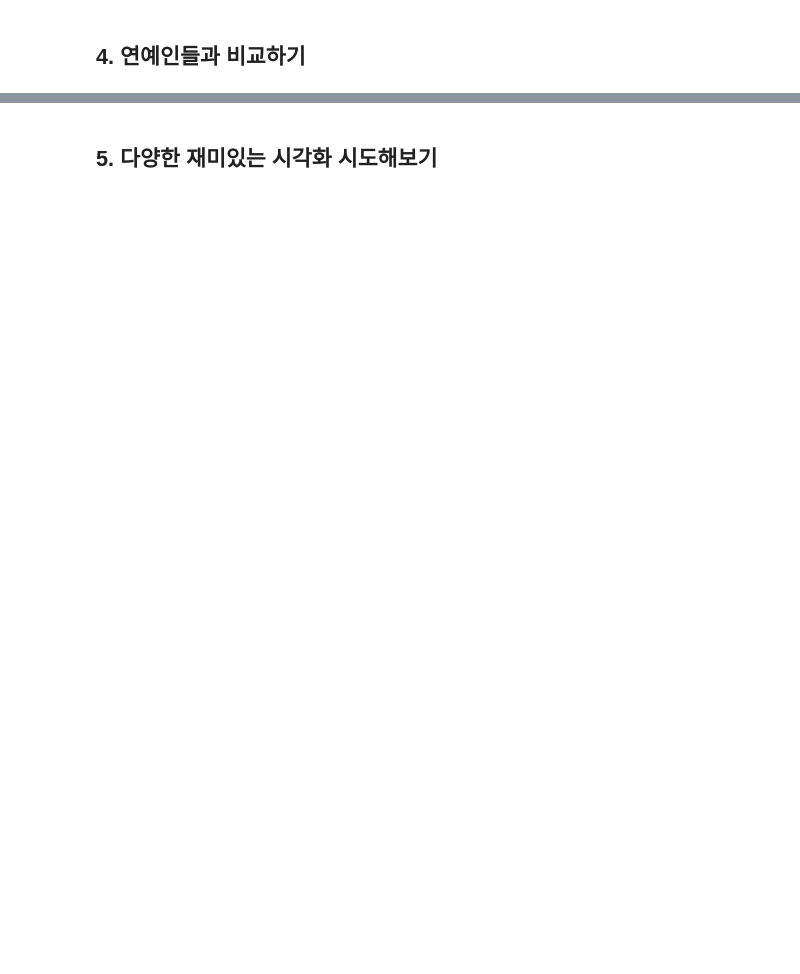
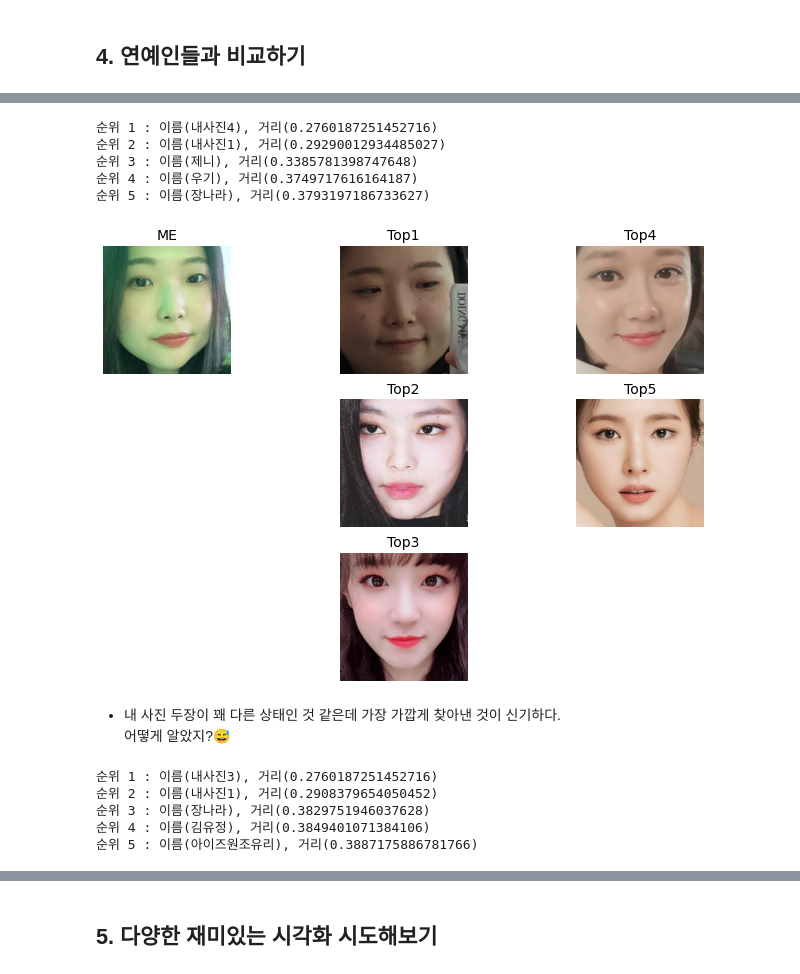
Before and after one commit to huiheee/AIFFEL, a Jupyter notebook: [GD_1] Find_a_celebrity_who_looks_like_you.ipynb, the cells around one changed output, grey strips where cells are left out. Saved outputs shown, nothing was run; the diff lists cells and outputs as text; code cells hidden in the pictures; blank space fills up the shorter version.

```diff
--- a/[GD_1] Find_a_celebrity_who_looks_like_you.ipynb
+++ b/[GD_1] Find_a_celebrity_who_looks_like_you.ipynb
@@ -91,0 +92,5 @@ file_list: ['차승원.jpg', '이희준.jpg', '장원준.jpeg', '러블리즈예
+# %%
+# 이미지 파일 함수 정의
+def image_file(image):
+    img_file = os.path.join(dir_path, image)
+    return img_file
@@ -94,10 +107,5 @@ file_list: ['차승원.jpg', '이희준.jpg', '장원준.jpeg', '러블리즈예
 # %%
-image_file = os.path.join(dir_path, '아이린.jpg')
-face = get_cropped_face(image_file)   # 얼굴 영역을 구하는 함수(이전 스텝에서 구현)
+# 얼굴 영역을 가지고 얼굴 임베딩 벡터를 구하는 함수 정의
 
-# 얼굴 영역을 가지고 얼굴 임베딩 벡터를 구하는 함수
 def get_face_embedding(face):
     return face_recognition.face_encodings(face)
-
-embedding = get_face_embedding(face)
-embedding
@@ -202,4 +217,69 @@ def get_nearest_face(name, top=5):
             print('순위 {} : 이름({}), 거리({})'.format(i, sorted_faces[i][0], sort_key_func(sorted_faces[i][0])))
 # %%
 # 나와 가장 닮은 사람은 누굴까?
-get_nearest_face('obama')
+
+get_nearest_face('내사진3')
+# %% [output]
+순위 1 : 이름(내사진4), 거리(0.2760187251452716)
+순위 2 : 이름(내사진1), 거리(0.29290012934485027)
+순위 3 : 이름(제니), 거리(0.3385781398747648)
+순위 4 : 이름(우기), 거리(0.3749717616164187)
+순위 5 : 이름(장나라), 거리(0.3793197186733627)
+# %%
+me = get_cropped_face(image_file('내사진3.jpg'))
+top_1_me = get_cropped_face(image_file('내사진4.jpg'))
+top_2_me = get_cropped_face(image_file('제니.jpg'))
+top_3_me = get_cropped_face(image_file('우기.jpg'))
+top_4_me = get_cropped_face(image_file('장나라.png'))
+top_5_me = get_cropped_face(image_file('신세경.jpg'))
+# %%
+import matplotlib.pyplot as plt
+import matplotlib.gridspec as gridspec
+
+fig = plt.figure(figsize=(12, 8))
+gs = gridspec.GridSpec(nrows=3, ncols=3, width_ratios=[1, 1, 1])
+
+ax1 = fig.add_subplot(gs[0, 0])
+ax1.set_title("ME", fontsize=14)
+ax1.imshow(me) # draw the first image
+ax1.axis("off")
+
+ax2 = fig.add_subplot(gs[0, 1])
+ax2.set_title("Top1", fontsize=14)
+ax2.imshow(top_1_me) # draw first image output
+ax2.axis("off")
+
+ax3 = fig.add_subplot(gs[1, 1])
+ax3.set_title("Top2", fontsize=14)
+ax3.imshow(top_2_me) # draw first image output
+ax3.axis("off")
+
+ax4 = fig.add_subplot(gs[2, 1])
+ax4.set_title("Top3", fontsize=14)
+ax4.imshow(top_3_me) # draw first image output
+ax4.axis("off")
+
+ax5 = fig.add_subplot(gs[0, 2])
+ax5.set_title("Top4", fontsize=14)
+ax5.imshow(top_4_me) # draw first image output
+ax5.axis("off")
+
+ax6 = fig.add_subplot(gs[1, 2])
+ax6.set_title("Top5", fontsize=14)
+ax6.imshow(top_5_me) # draw first image output
+ax6.axis("off")
+
+plt.show()
+# %% [output]
+[figure, added]
+# %% [markdown]
+- 내 사진 두장이 꽤 다른 상태인 것 같은데 가장 가깝게 찾아낸 것이 신기하다.\
+    어떻게 알았지?😅
+# %%
+get_nearest_face('내사진4')
+# %% [output]
+순위 1 : 이름(내사진3), 거리(0.2760187251452716)
+순위 2 : 이름(내사진1), 거리(0.2908379654050452)
+순위 3 : 이름(장나라), 거리(0.3829751946037628)
+순위 4 : 이름(김유정), 거리(0.3849401071384106)
+순위 5 : 이름(아이즈원조유리), 거리(0.3887175886781766)
```
Also changed, not shown: parts of 51 cells of this notebook.
